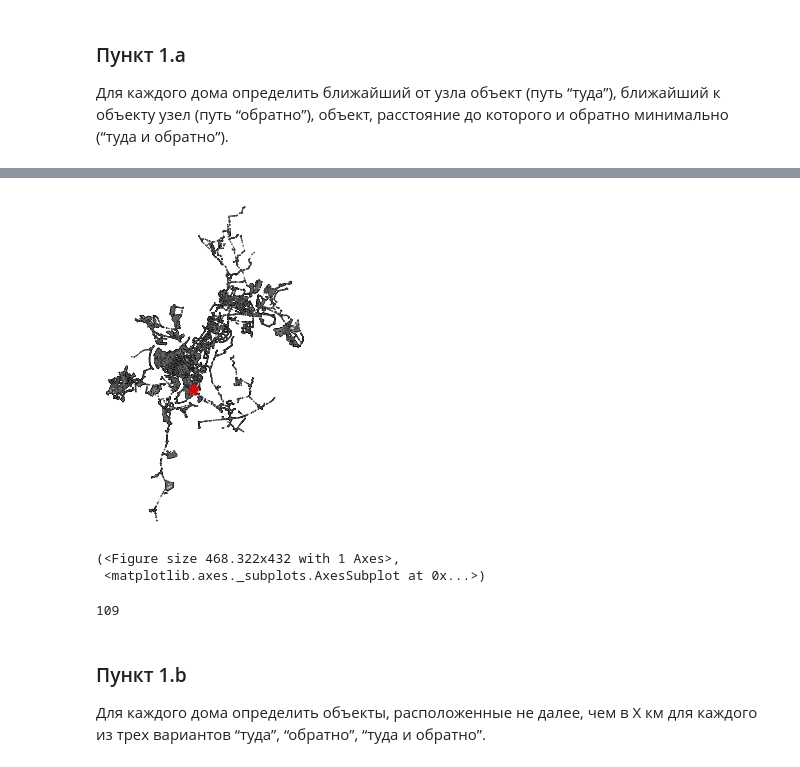
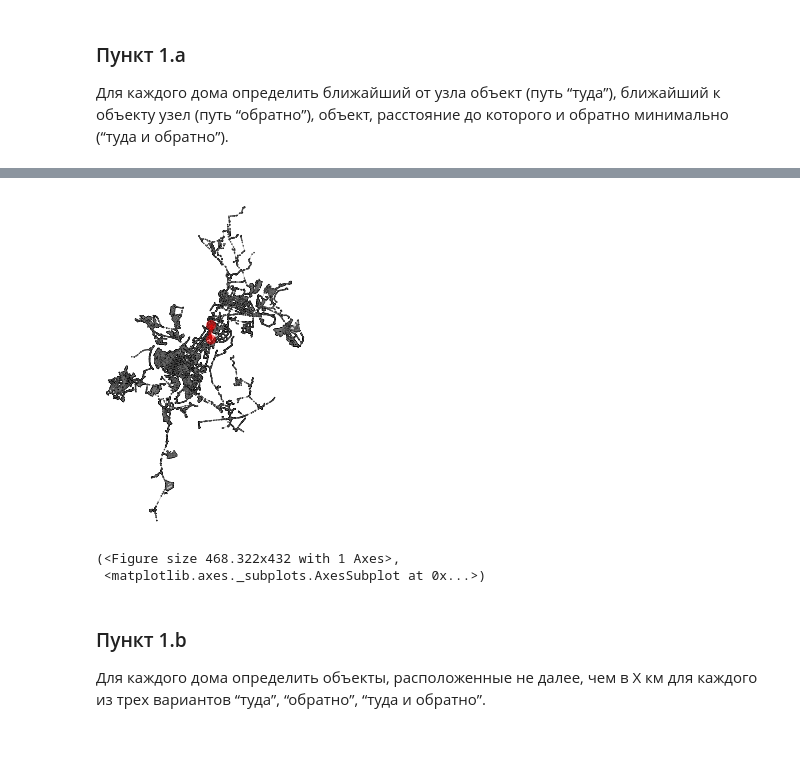
Before and after one commit to oksanamda/OSM-Graphs, a Jupyter notebook: python-things/mygraphs.ipynb, the cells around one changed output, grey strips where cells are left out. Cells and saved outputs as stored; diff of their text form; code cells hidden in the pictures.

```diff
--- a/python-things/mygraphs.ipynb
+++ b/python-things/mygraphs.ipynb
@@ -397,3 +332,11 @@ for root, node_paths in small_paths.items():
+# %%
+small_tree_dict_adj = {}
+
+# беру пути до каждой точки и строю из них дерево в формате вершина: (ребенок, длина ребра)
+
+for root, node_paths in small_paths.items():
+
+  small_tree_dict_adj[root] = make_list_adj(node_paths, dists[root])
 # %%
 # пишем в csv лист смежности дерева
 with open('small_tree_adj_list.csv', 'w') as f:
@@ -519,17 +456,19 @@ for i in range(M+N):
 ### Пункт 1.а
 Для каждого дома определить ближайший от узла объект (путь “туда”), ближайший к объекту узел (путь “обратно”), объект, расстояние до которого и обратно минимально (“туда и обратно”).
 # %%
-nearest_hosp_list = [[0 for i in range(3)] for j in range(N)]
-temp = short_path_matrix.copy()
+def task1a(sh_path_m, apartments_values, all_nodes):
 
+  N = len(apartments_values)
 
-for i in range(N):
-  node = apartments_values[i]
-  index = np.where(new_nodes == node)
-  # туда
-  nearest_hosp_list[i][0] = new_nodes[np.reshape(temp[index][:], 110).argmin()]
-  # обратно
-  nearest_hosp_list[i][1] = new_nodes[np.reshape(temp[:][index], 110).argmin()]
-  #туда и обратно
-  nearest_hosp_list[i][2] = new_nodes[(np.reshape(temp[index][:], 110) +
-                              np.reshape(temp[:][index], 110)).argmin()]
+  nearest_hosp_list = [[0 for i in range(3)] for j in range(N)]
+  for i in range(N):
+    node = apartments_values[i]
+    index = np.where(all_nodes == node)
+    # туда
+    nearest_hosp_list[i][0] = all_nodes[sh_path_m[index][:].argmin()]
+    # обратно
+    nearest_hosp_list[i][1] = all_nodes[sh_path_m[:][index].argmin()]
+    #туда и обратно
+    nearest_hosp_list[i][2] = all_nodes[(np.array(sh_path_m[index][:]) + sh_path_m[:][index]).argmin()]
+
+  return nearest_hosp_list
@@ -537,0 +475,2 @@ nearest_hosp_list
+# %%
+nearest_hosp_list = task1a(data, apartments_values, new_nodes)
@@ -539,3 +481 @@ nearest_hosp_list
 route = paths[apartments_values[0]][nearest_hosp_list[0][0]].copy()
-# %%
-route.append(nearest_hosp_list[0][0])
@@ -560,7 +482,8 @@ route
 # %%
 # пример визуализации кратчайших путей (точки взяты из предыдущего пункта)
-ox.plot_graph_route(G, route, dpi=500, node_color='#000000', node_size=2, edge_color='#999999', edge_linewidth=0.2)
+
+ox.plot_graph_route(G, route, dpi=500, node_color='#000000', node_size=2, edge_color='#999999', edge_linewidth=0.2, orig_dest_node_color='r')
 # %% [output]
-[figure, old version]
+[figure, new version]
 (<Figure size 468.322x432 with 1 Axes>,
  <matplotlib.axes._subplots.AxesSubplot at 0x...>)
@@ -575,4 +489,0 @@ for el in new_nodes:
-# %%
-len(routes)
-# %% [output]
-109
```
Also changed, not shown: parts of 144 cells of this notebook, 19 other files.
